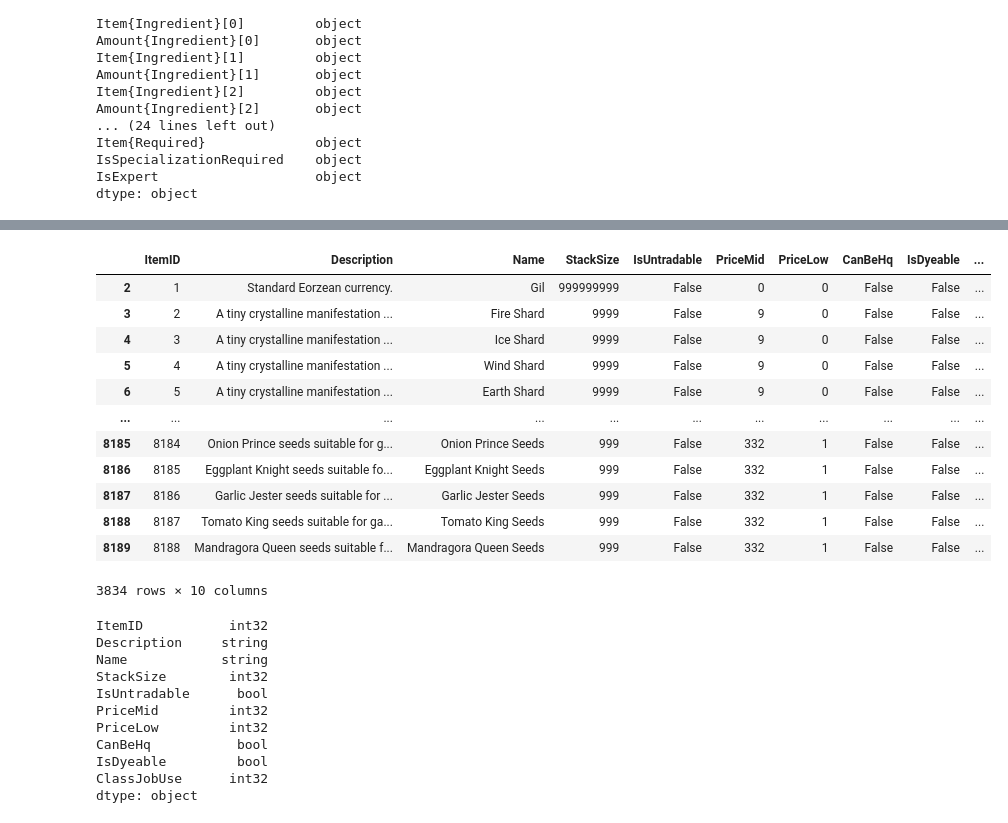
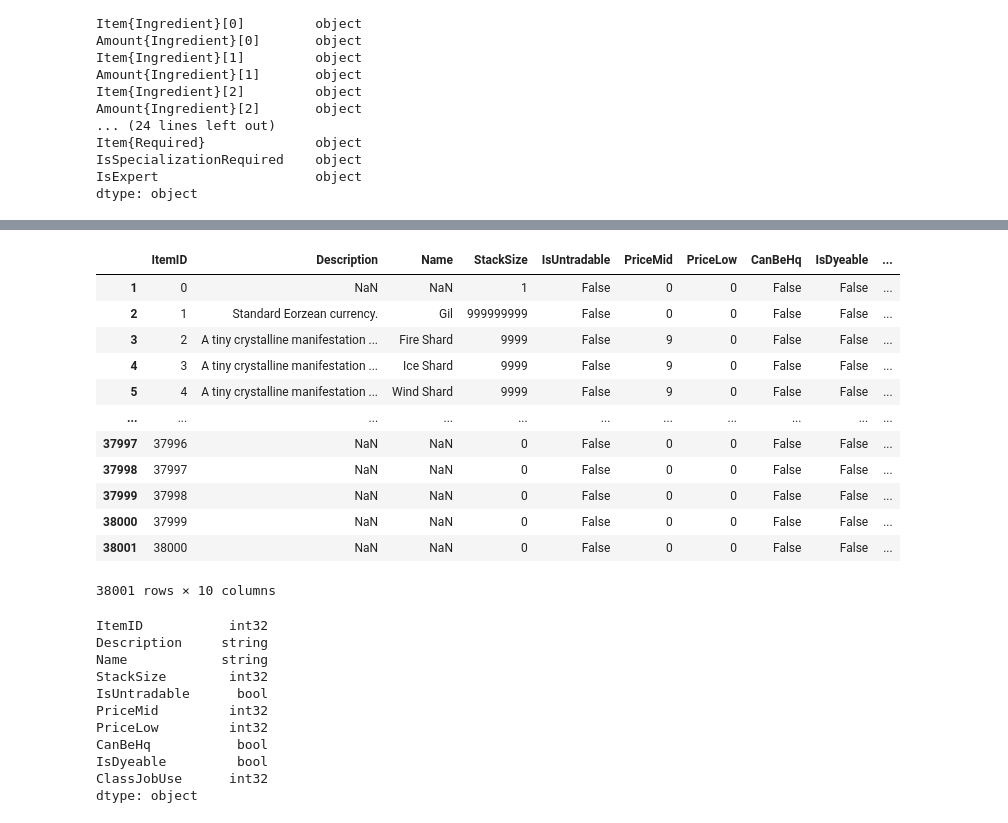
Before and after one commit to sedaverde/FFXIV-MB-ROI-Analysis, a Jupyter notebook: import_data.ipynb, the cells around one changed output, grey strips where cells are left out. Cells and saved outputs as stored; diff of their text form; code cells hidden in the pictures.

```diff
--- a/import_data.ipynb
+++ b/import_data.ipynb
@@ -133,26 +133,23 @@ item
 # %%
 ## Drop row that identified the data types for each column
 item = item.drop(labels=0, axis=0)
-## Dropping items that begin with the word Dated and items that are not tradable
-item = item[item['Name'].str.contains("Dated ")==False]
-item = item[item['IsUntradable'].str.contains("True")==False]
 ## Rename # column to ItemID (DB key)
 item = item.rename(columns={'#':'ItemID','Price{Mid}':'PriceMid','Price{Low}':'PriceLow','ClassJob{Use}':'ClassJobUse'})
 item
 # %% [output]
 |  | ItemID | Description | Name | StackSize | IsUntradable | PriceMid | PriceLow | CanBeHq | IsDyeable | ... |
+| 1 | 0 | NaN | NaN | 1 | False | 0 | 0 | False | False | ... |
 | 2 | 1 | Standard Eorzean currency. | Gil | 999999999 | False | 0 | 0 | False | False | ... |
 | 3 | 2 | A tiny crystalline manifestation ... | Fire Shard | 9999 | False | 9 | 0 | False | False | ... |
 | 4 | 3 | A tiny crystalline manifestation ... | Ice Shard | 9999 | False | 9 | 0 | False | False | ... |
 | 5 | 4 | A tiny crystalline manifestation ... | Wind Shard | 9999 | False | 9 | 0 | False | False | ... |
-| 6 | 5 | A tiny crystalline manifestation ... | Earth Shard | 9999 | False | 9 | 0 | False | False | ... |
 | ... | ... | ... | ... | ... | ... | ... | ... | ... | ... | ... |
-| 8185 | 8184 | Onion Prince seeds suitable for g... | Onion Prince Seeds | 999 | False | 332 | 1 | False | False | ... |
-| 8186 | 8185 | Eggplant Knight seeds suitable fo... | Eggplant Knight Seeds | 999 | False | 332 | 1 | False | False | ... |
-| 8187 | 8186 | Garlic Jester seeds suitable for ... | Garlic Jester Seeds | 999 | False | 332 | 1 | False | False | ... |
-| 8188 | 8187 | Tomato King seeds suitable for ga... | Tomato King Seeds | 999 | False | 332 | 1 | False | False | ... |
-| 8189 | 8188 | Mandragora Queen seeds suitable f... | Mandragora Queen Seeds | 999 | False | 332 | 1 | False | False | ... |
+| 37997 | 37996 | NaN | NaN | 0 | False | 0 | 0 | False | False | ... |
+| 37998 | 37997 | NaN | NaN | 0 | False | 0 | 0 | False | False | ... |
+| 37999 | 37998 | NaN | NaN | 0 | False | 0 | 0 | False | False | ... |
+| 38000 | 37999 | NaN | NaN | 0 | False | 0 | 0 | False | False | ... |
+| 38001 | 38000 | NaN | NaN | 0 | False | 0 | 0 | False | False | ... |
-3834 rows × 10 columns
+38001 rows × 10 columns
 # %%
 ## Set correct data types
 item = item.astype({'ItemID':'int','StackSize':'int','Description':'string','Name':'string','PriceLow':'int','PriceMid':'int','ClassJobUse':'int'})
```
Also changed, not shown: parts of 12 cells of this notebook.
